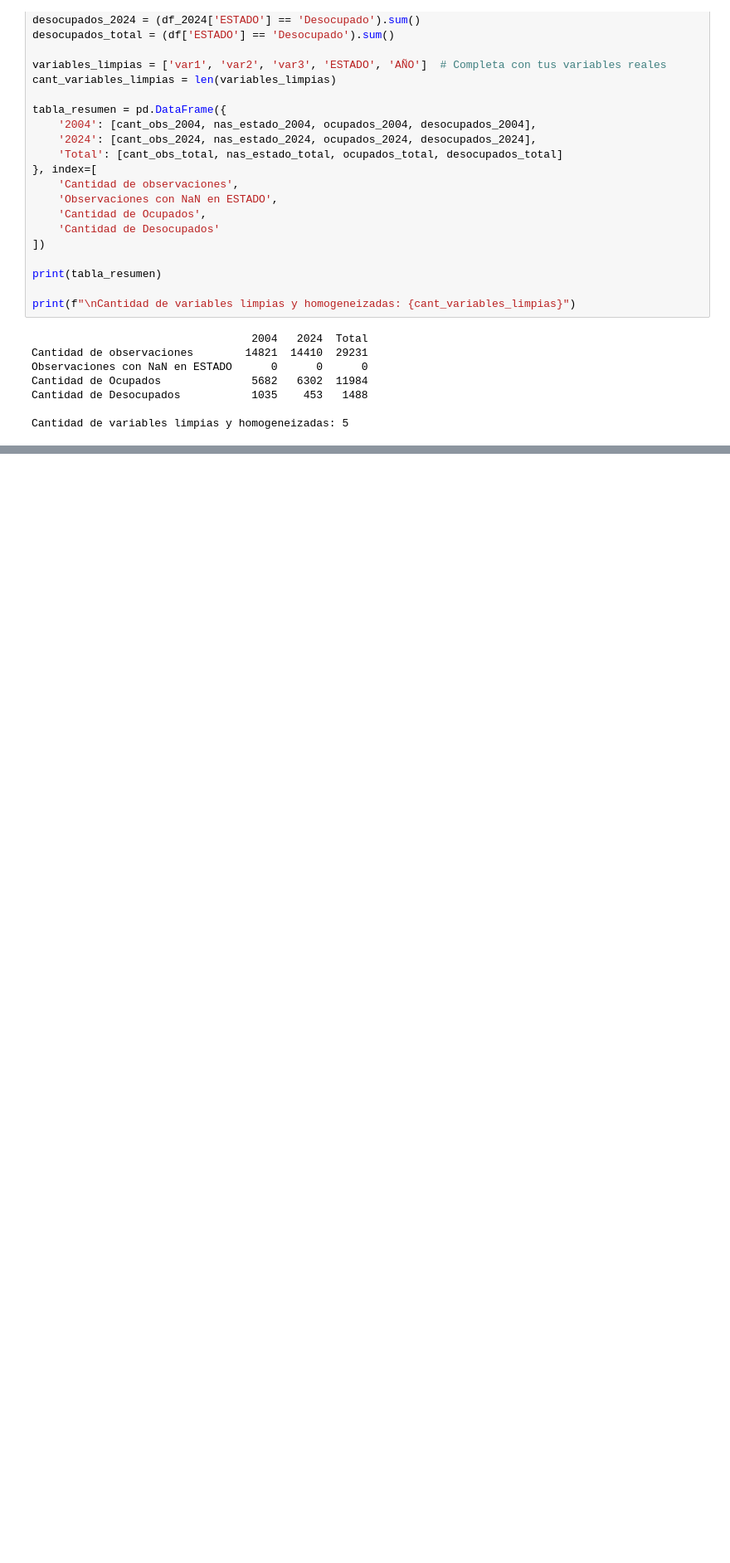
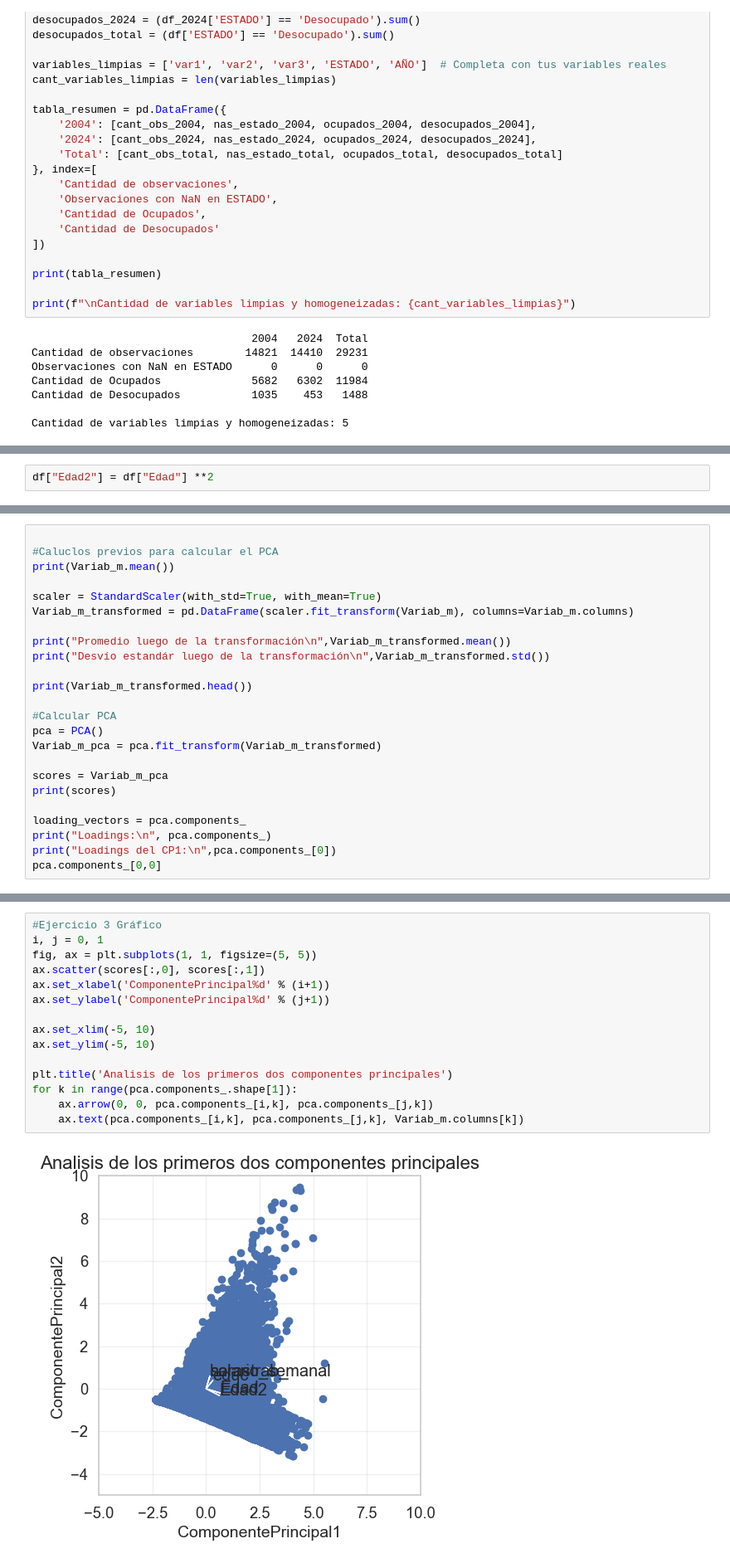
Before and after one commit to MaxiPetrini/BigDataUBA-Grupo16, a Jupyter notebook: TP3_Grupo 16/Tp3.ipynb, the cells around one changed output, grey strips where cells are left out. Shown at 83% size. Saved outputs shown, nothing was run; the diff lists cells and outputs as text; blank space fills up the shorter version.

```diff
--- a/TP3_Grupo 16/Tp3.ipynb
+++ b/TP3_Grupo 16/Tp3.ipynb
@@ -328,0 +308,2 @@ plt.show()
+# %%
+df["Edad2"] = df["Edad"] **2
@@ -328,0 +388,24 @@ plt.show()
+# %%
+
+#Caluclos previos para calcular el PCA
+print(Variab_m.mean())
+
+scaler = StandardScaler(with_std=True, with_mean=True)
+Variab_m_transformed = pd.DataFrame(scaler.fit_transform(Variab_m), columns=Variab_m.columns)
+
+print("Promedio luego de la transformación\n",Variab_m_transformed.mean())
+print("Desvío estandár luego de la transformación\n",Variab_m_transformed.std())
+
+print(Variab_m_transformed.head())
+
+#Calcular PCA
+pca = PCA()
+Variab_m_pca = pca.fit_transform(Variab_m_transformed)
+
+scores = Variab_m_pca
+print(scores)
+
+loading_vectors = pca.components_
+print("Loadings:\n", pca.components_)
+print("Loadings del CP1:\n",pca.components_[0])
+pca.components_[0,0]
@@ -328,0 +431,17 @@ plt.show()
+# %%
+#Ejercicio 3 Gráfico
+i, j = 0, 1
+fig, ax = plt.subplots(1, 1, figsize=(5, 5))
+ax.scatter(scores[:,0], scores[:,1])
+ax.set_xlabel('ComponentePrincipal%d' % (i+1))
+ax.set_ylabel('ComponentePrincipal%d' % (j+1))
+
+ax.set_xlim(-5, 10)
+ax.set_ylim(-5, 10)
+
+plt.title('Analisis de los primeros dos componentes principales')
+for k in range(pca.components_.shape[1]):
+    ax.arrow(0, 0, pca.components_[i,k], pca.components_[j,k])
+    ax.text(pca.components_[i,k], pca.components_[j,k], Variab_m.columns[k])
+# %% [output]
+[figure, added]
```
Also changed, not shown: parts of 13 cells of this notebook.
